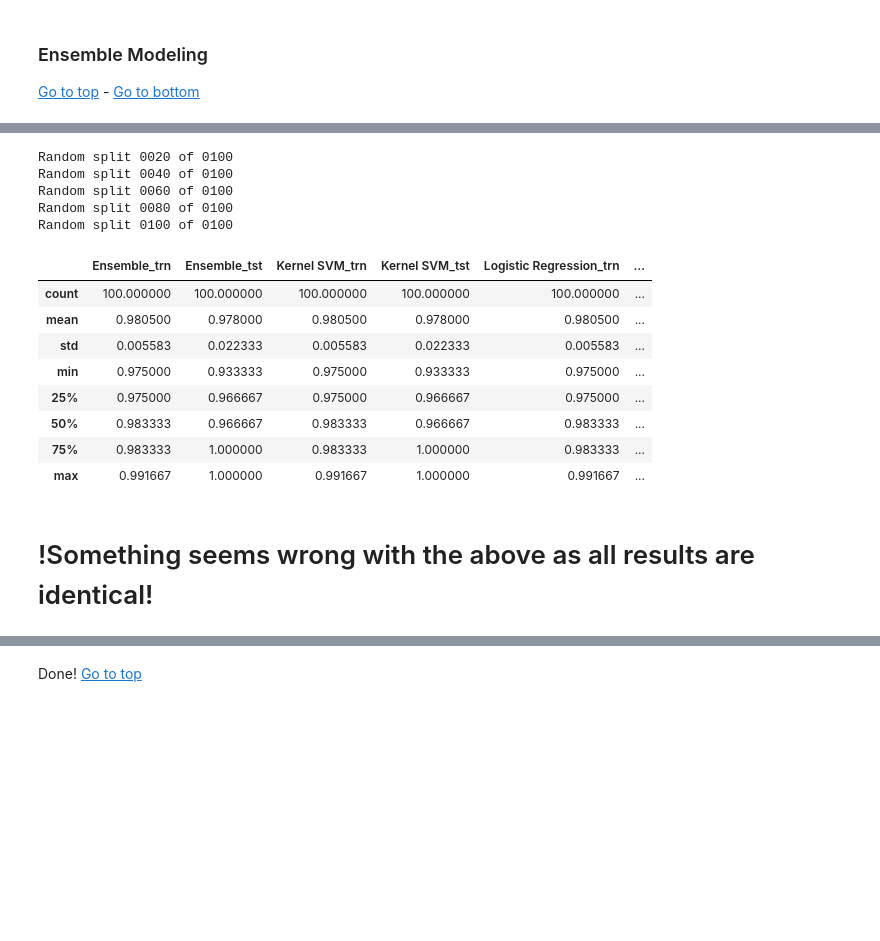
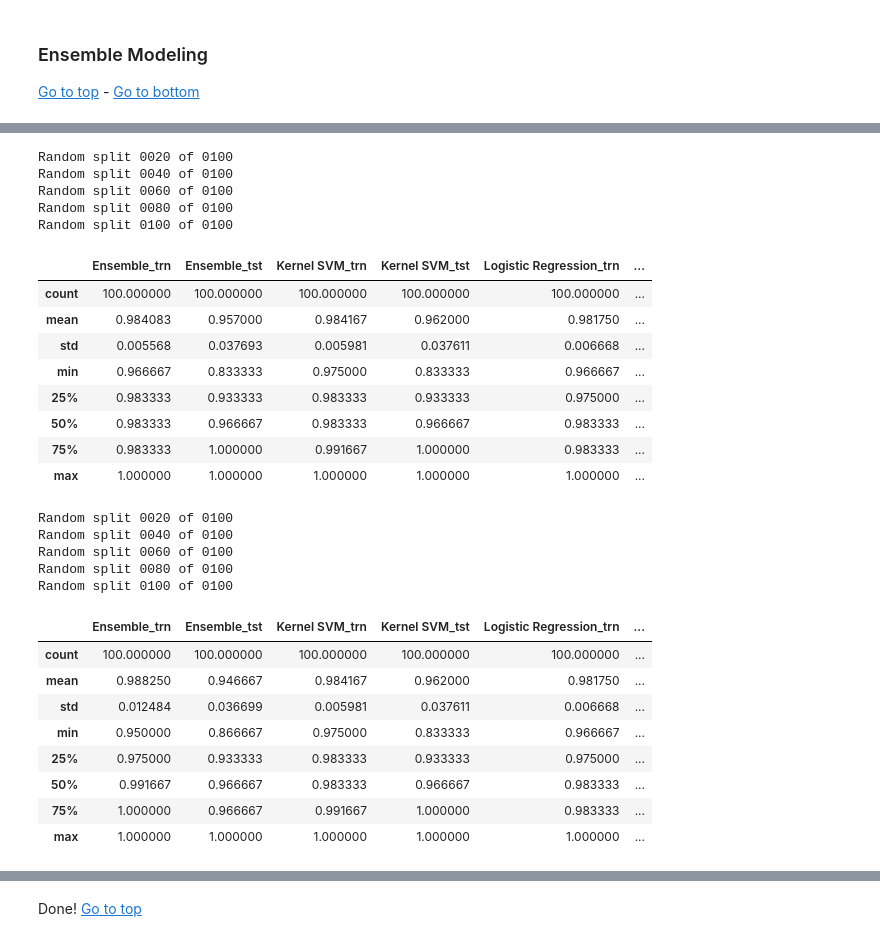
Before and after one commit to ahowe42/MachineLearningKernelsDemo, a Jupyter notebook: MachineLearningKernelsDemo.ipynb, the cells around one changed output, grey strips where cells are left out. Saved outputs shown, nothing was run; the diff lists cells and outputs as text; code cells hidden in the pictures; blank space fills up the shorter version.

Commit message:
Added the stacked classifier example, using the decistion tree classifier as the final estimator so I can demo plot_tree.

```diff
--- a/MachineLearningKernelsDemo.ipynb
+++ b/MachineLearningKernelsDemo.ipynb
@@ -901,6 +901,7 @@ Scikit-learn documentation currently lists almost 20 [ensemble methods](https://
 # %%
 ''' demonstrate voting classifier '''
 # component models
+models = ['Ensemble','Logistic Regression', 'Kernel SVM']
 LGRG = LogisticRegression(multi_class='ovr', max_iter=500, n_jobs=-1, random_state=42)
 KSVM = SVC(kernel=GSC.best_params_['kernel'], degree=GSC.best_params_['degree'],
            gamma=GSC.best_params_['gamma'], coef0=GSC.best_params_['coef0'], random_state=42)
@@ -910,46 +911,42 @@ vot = 'hard' # hard = uses predicted class labels for majority voting; soft = us
 votClas = VotingClassifier(estimators=[('Logistic Regression', LGRG), ('Kernel SVM', KSVM)], n_jobs=-1)
 
 # perform the cross-validation model evaluation
-crossValScores = np.zeros((2, splits, 3),dtype=float)
+crossValScores = np.zeros((2, splits, 3), dtype=float)
 talkFreq = int(0.2*splits)
-for i,(trn,tst) in enumerate(crossVal.split(data, labl)):
+for i,(trn, tst) in enumerate(crossVal.split(data, labl)):
     # talk
     if (i+1) % talkFreq == 0:
         print('Random split %04d of %04d'%(i+1,splits))
     # get the training / testing data
     trnData = data[trn]; trnLabl = labl[trn]
     tstData = data[tst]; tstLabl = labl[tst]
     # fit & score
-    votClas.fit(X=data, y=labl)
+    votClas.fit(X=trnData, y=trnLabl)
     crossValScores[0,i,0] = votClas.score(X=trnData, y=trnLabl)
     crossValScores[1,i,0] = votClas.score(X=tstData, y=tstLabl)
     # do the same for the component models
     crossValScores[0,i,1] = votClas.named_estimators_['Logistic Regression'].score(X=trnData, y=trnLabl)
     crossValScores[1,i,1] = votClas.named_estimators_['Logistic Regression'].score(X=tstData, y=tstLabl)
     crossValScores[0,i,2] = votClas.named_estimators_['Kernel SVM'].score(X=trnData, y=trnLabl)
     crossValScores[1,i,2] = votClas.named_estimators_['Kernel SVM'].score(X=tstData, y=tstLabl)
 
-
 # summarize & talk
-models = ['Ensemble','Logistic Regression', 'Kernel SVM']
 trnScores = pd.DataFrame(data=crossValScores[0,:,:], columns=models)
 tstScores = pd.DataFrame(data=crossValScores[1,:,:], columns=models)
 scores = trnScores.join(tstScores, how='inner', lsuffix='_trn', rsuffix='_tst').sort_index(axis=1)
 display(scores.describe())
 # %% [output]
 Random split 0020 of 0100
 Random split 0040 of 0100
 Random split 0060 of 0100
 Random split 0080 of 0100
 Random split 0100 of 0100
 |  | Ensemble_trn | Ensemble_tst | Kernel SVM_trn | Kernel SVM_tst | Logistic Regression_trn | ... |
 | count | 100.000000 | 100.000000 | 100.000000 | 100.000000 | 100.000000 | ... |
-| mean | 0.980500 | 0.978000 | 0.980500 | 0.978000 | 0.980500 | ... |
-| std | 0.005583 | 0.022333 | 0.005583 | 0.022333 | 0.005583 | ... |
-| min | 0.975000 | 0.933333 | 0.975000 | 0.933333 | 0.975000 | ... |
-| 25% | 0.975000 | 0.966667 | 0.975000 | 0.966667 | 0.975000 | ... |
+| mean | 0.984083 | 0.957000 | 0.984167 | 0.962000 | 0.981750 | ... |
+| std | 0.005568 | 0.037693 | 0.005981 | 0.037611 | 0.006668 | ... |
+| min | 0.966667 | 0.833333 | 0.975000 | 0.833333 | 0.966667 | ... |
+| 25% | 0.983333 | 0.933333 | 0.983333 | 0.933333 | 0.975000 | ... |
 | 50% | 0.983333 | 0.966667 | 0.983333 | 0.966667 | 0.983333 | ... |
-| 75% | 0.983333 | 1.000000 | 0.983333 | 1.000000 | 0.983333 | ... |
-| max | 0.991667 | 1.000000 | 0.991667 | 1.000000 | 0.991667 | ... |
+| 75% | 0.983333 | 1.000000 | 0.991667 | 1.000000 | 0.983333 | ... |
+| max | 1.000000 | 1.000000 | 1.000000 | 1.000000 | 1.000000 | ... |
-# %% [markdown]
-# !Something seems wrong with the above as all results are identical!
@@ -957,0 +953,50 @@ Random split 0100 of 0100
+# %%
+''' demonstrate stacking classifier '''
+# setup the stacked classifier (using the same models as the voting classifier)
+crossValInput = 5 # this indicates 5-fold stratified cv
+passThrough = True # true = final trained on X + predictions, false = final trained only on predictions
+finalEstim = DecisionTreeClassifier(random_state=42)
+stkClas = StackingClassifier(estimators=[('Logistic Regression', LGRG), ('Kernel SVM', KSVM)],
+                             cv=crossValInput, passthrough=passThrough, final_estimator=finalEstim,
+                             n_jobs=-1)
+
+# perform the cross-validation model evaluation
+crossValScores = np.zeros((2, splits, 3), dtype=float)
+talkFreq = int(0.2*splits)
+for i,(trn, tst) in enumerate(crossVal.split(data, labl)):
+    # talk
+    if (i+1) % talkFreq == 0:
+        print('Random split %04d of %04d'%(i+1,splits))
+    # get the training / testing data
+    trnData = data[trn]; trnLabl = labl[trn]
+    tstData = data[tst]; tstLabl = labl[tst]
+    # fit & score
+    stkClas.fit(X=trnData, y=trnLabl)
+    crossValScores[0,i,0] = stkClas.score(X=trnData, y=trnLabl)
+    crossValScores[1,i,0] = stkClas.score(X=tstData, y=tstLabl)
+    # do the same for the component models
+    crossValScores[0,i,1] = stkClas.named_estimators_['Logistic Regression'].score(X=trnData, y=trnLabl)
+    crossValScores[1,i,1] = stkClas.named_estimators_['Logistic Regression'].score(X=tstData, y=tstLabl)
+    crossValScores[0,i,2] = stkClas.named_estimators_['Kernel SVM'].score(X=trnData, y=trnLabl)
+    crossValScores[1,i,2] = stkClas.named_estimators_['Kernel SVM'].score(X=tstData, y=tstLabl)
+
+# summarize & talk
+trnScores = pd.DataFrame(data=crossValScores[0,:,:], columns=models)
+tstScores = pd.DataFrame(data=crossValScores[1,:,:], columns=models)
+scores = trnScores.join(tstScores, how='inner', lsuffix='_trn', rsuffix='_tst').sort_index(axis=1)
+display(scores.describe())
+# %% [output]
+Random split 0020 of 0100
+Random split 0040 of 0100
+Random split 0060 of 0100
+Random split 0080 of 0100
+Random split 0100 of 0100
+|  | Ensemble_trn | Ensemble_tst | Kernel SVM_trn | Kernel SVM_tst | Logistic Regression_trn | ... |
+| count | 100.000000 | 100.000000 | 100.000000 | 100.000000 | 100.000000 | ... |
+| mean | 0.988250 | 0.946667 | 0.984167 | 0.962000 | 0.981750 | ... |
+| std | 0.012484 | 0.036699 | 0.005981 | 0.037611 | 0.006668 | ... |
+| min | 0.950000 | 0.866667 | 0.975000 | 0.833333 | 0.966667 | ... |
+| 25% | 0.975000 | 0.933333 | 0.983333 | 0.933333 | 0.975000 | ... |
+| 50% | 0.991667 | 0.966667 | 0.983333 | 0.966667 | 0.983333 | ... |
+| 75% | 1.000000 | 0.966667 | 0.991667 | 1.000000 | 0.983333 | ... |
+| max | 1.000000 | 1.000000 | 1.000000 | 1.000000 | 1.000000 | ... |
```
Also changed, not shown: parts of 5 cells of this notebook.
